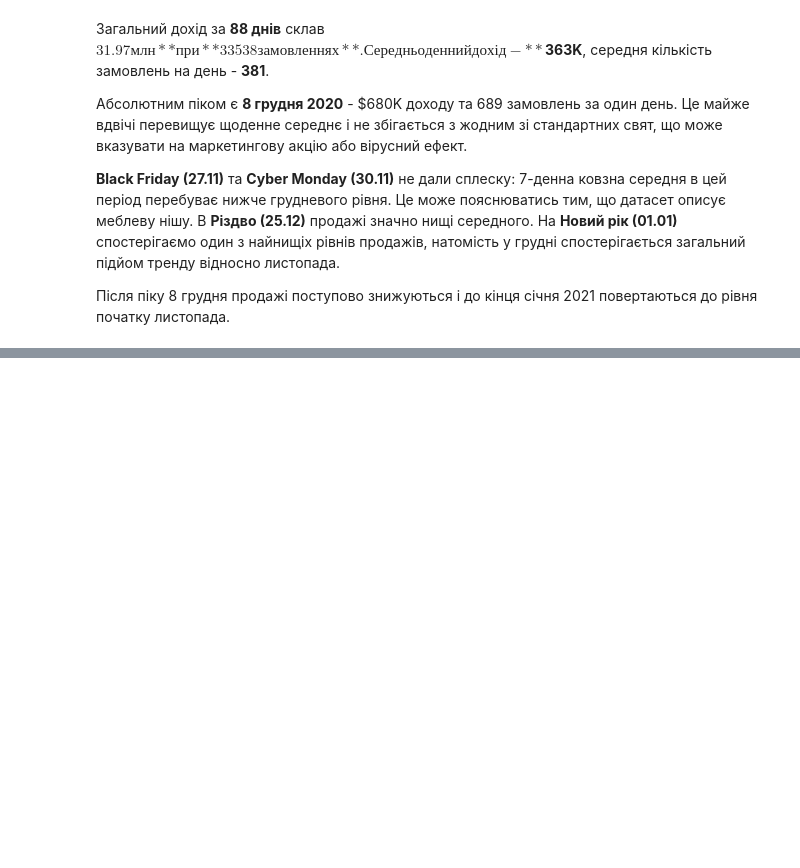
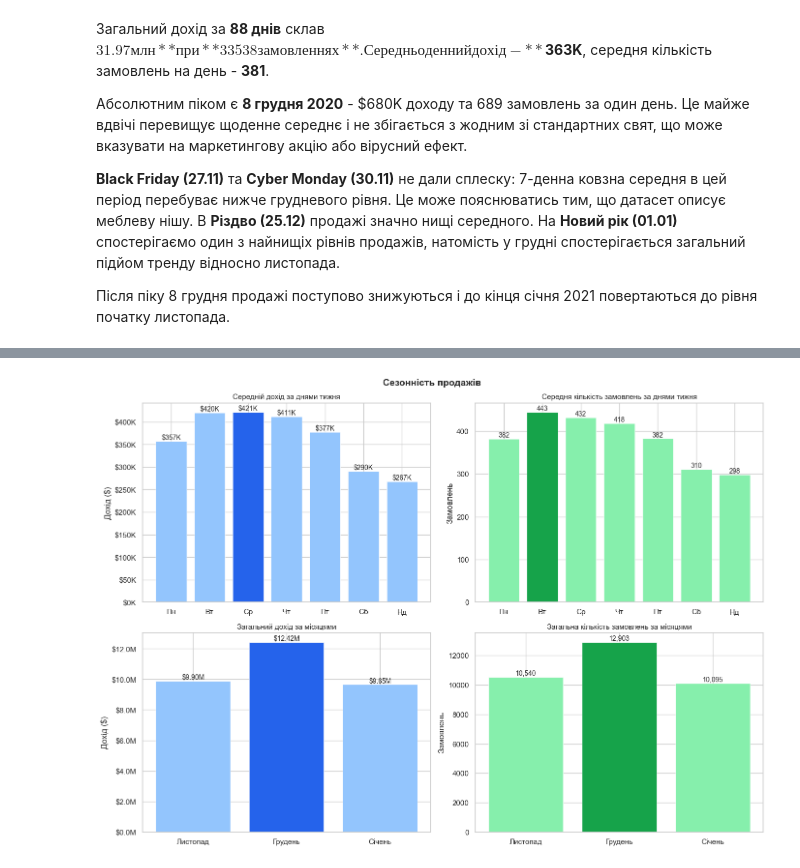
Before and after one commit to VladNkov/online_store_sales_analysis, a Jupyter notebook: online_store_sales_analysis.ipynb, the cells around one changed output, grey strips where cells are left out. Cells and saved outputs as stored; diff of their text form; code cells hidden in the pictures; blank space fills up the shorter version.

Commit message:
Add analysis by sales seasonality

```diff
--- a/online_store_sales_analysis.ipynb
+++ b/online_store_sales_analysis.ipynb
@@ -1188,0 +1256,57 @@ plt.show()
+# %%
+fig, axes = plt.subplots(2, 2, figsize=(14, 10))
+fig.suptitle('Сезонність продажів', fontsize=14, fontweight='bold')
+
+day_names = ['Пн', 'Вт', 'Ср', 'Чт', 'Пт', 'Сб', 'Нд']
+
+BLUE = '#93C5FD'
+DARCK_GREEN = '#86EFAC'
+
+#avg revenue by weekday
+ax = axes[0, 0]
+colors_wd = [ACCENT if v == weekday_agg['avg_revenue'].max() else BLUE for v in weekday_agg['avg_revenue']]
+bars = ax.bar(day_names, weekday_agg['avg_revenue'], color=colors_wd, edgecolor='white', linewidth=0.5)
+ax.set_title('Середній дохід за днями тижня', fontsize=11)
+ax.set_ylabel('Дохід ($)')
+ax.yaxis.set_major_formatter(mticker.FuncFormatter(lambda x, _: f'${x/1e3:.0f}K'))
+for bar, val in zip(bars, weekday_agg['avg_revenue']):
+    ax.text(bar.get_x() + bar.get_width()/2, bar.get_height() + 1000,
+            f'${val/1e3:.0f}K', ha='center', va='bottom', fontsize=10)
+
+#  avg orders by weekday
+ax = axes[0, 1]
+colors_wd2 = [GREEN if v == weekday_agg['avg_orders'].max() else DARCK_GREEN for v in weekday_agg['avg_orders']]
+bars2 = ax.bar(day_names, weekday_agg['avg_orders'], color=colors_wd2, edgecolor='white', linewidth=0.5)
+ax.set_title('Середня кількість замовлень за днями тижня', fontsize=11)
+ax.set_ylabel('Замовлень')
+for bar, val in zip(bars2, weekday_agg['avg_orders']):
+    ax.text(bar.get_x() + bar.get_width()/2, bar.get_height() + 0.5,
+            f'{val:.0f}', ha='center', va='bottom', fontsize=10)
+
+#total revenue by month
+ax = axes[1, 0]
+month_labels_list = list(monthly_agg.index)
+colors_m = [ACCENT if v == monthly_agg['total_revenue'].max() else BLUE for v in monthly_agg['total_revenue']]
+bars3 = ax.bar(month_labels_list, monthly_agg['total_revenue'], color=colors_m, edgecolor='white', linewidth=0.5)
+ax.set_title('Загальний дохід за місяцями', fontsize=11)
+ax.set_ylabel('Дохід ($)')
+ax.yaxis.set_major_formatter(mticker.FuncFormatter(lambda x, _: f'${x/1e6:.1f}М'))
+for bar, val in zip(bars3, monthly_agg['total_revenue']):
+    ax.text(bar.get_x() + bar.get_width()/2, bar.get_height() + 20000,
+            f'${val/1e6:.2f}М', ha='center', va='bottom', fontsize=10)
+
+#total orders by month
+ax = axes[1, 1]
+colors_m2 = [GREEN if v == monthly_agg['total_orders'].max() else DARCK_GREEN for v in monthly_agg['total_orders']]
+bars4 = ax.bar(month_labels_list, monthly_agg['total_orders'], color=colors_m2, edgecolor='white', linewidth=0.5)
+ax.set_title('Загальна кількість замовлень за місяцями', fontsize=11)
+ax.set_ylabel('Замовлень')
+for bar, val in zip(bars4, monthly_agg['total_orders']):
+    ax.text(bar.get_x() + bar.get_width()/2, bar.get_height() + 20,
+            f'{val:,.0f}', ha='center', va='bottom', fontsize=10)
+
+plt.tight_layout()
+plt.savefig('images/seasonality.png', bbox_inches='tight')
+plt.show()
+# %% [output]
+[figure, added]
```
Also changed, not shown: parts of 6 cells of this notebook, 1 other file.
